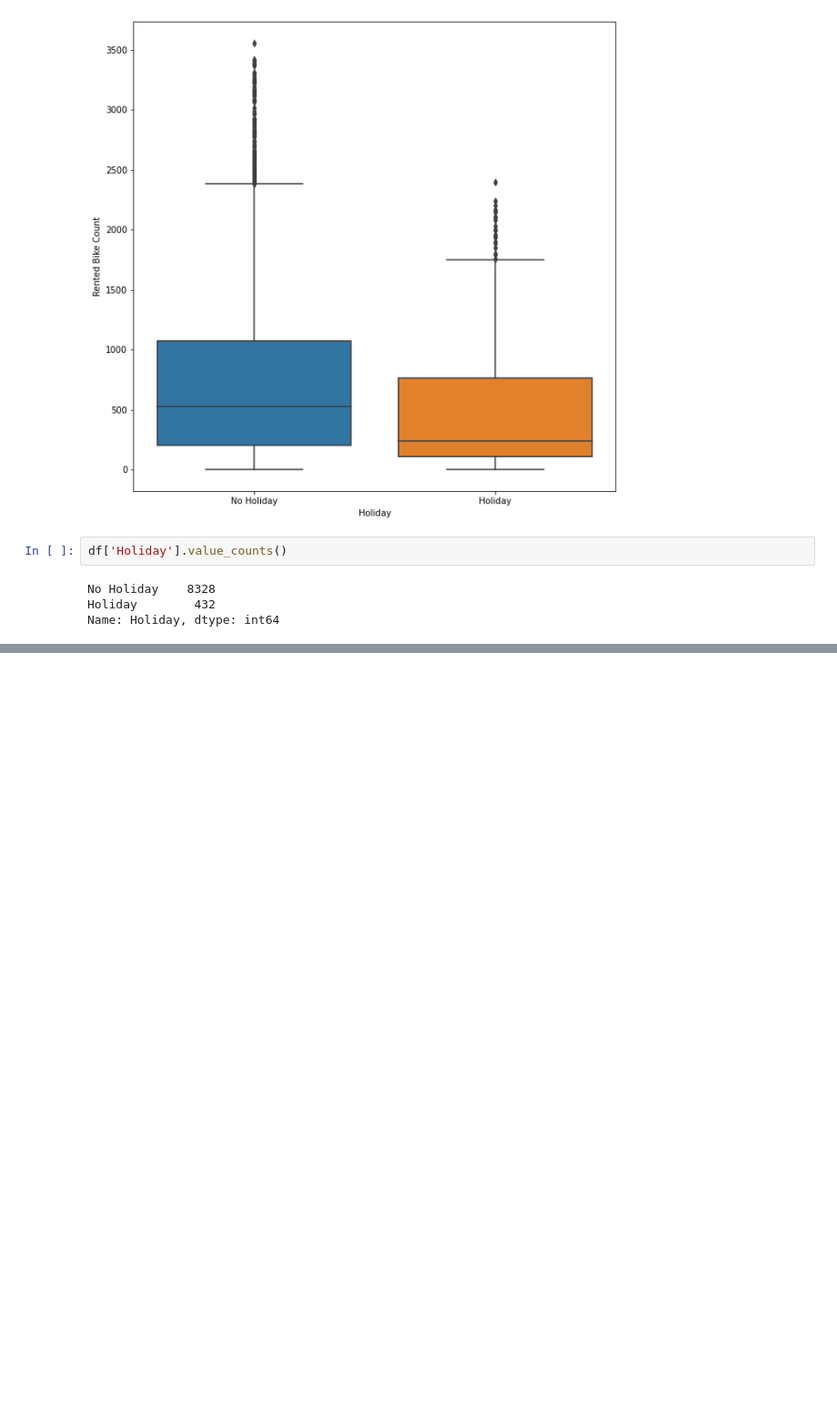
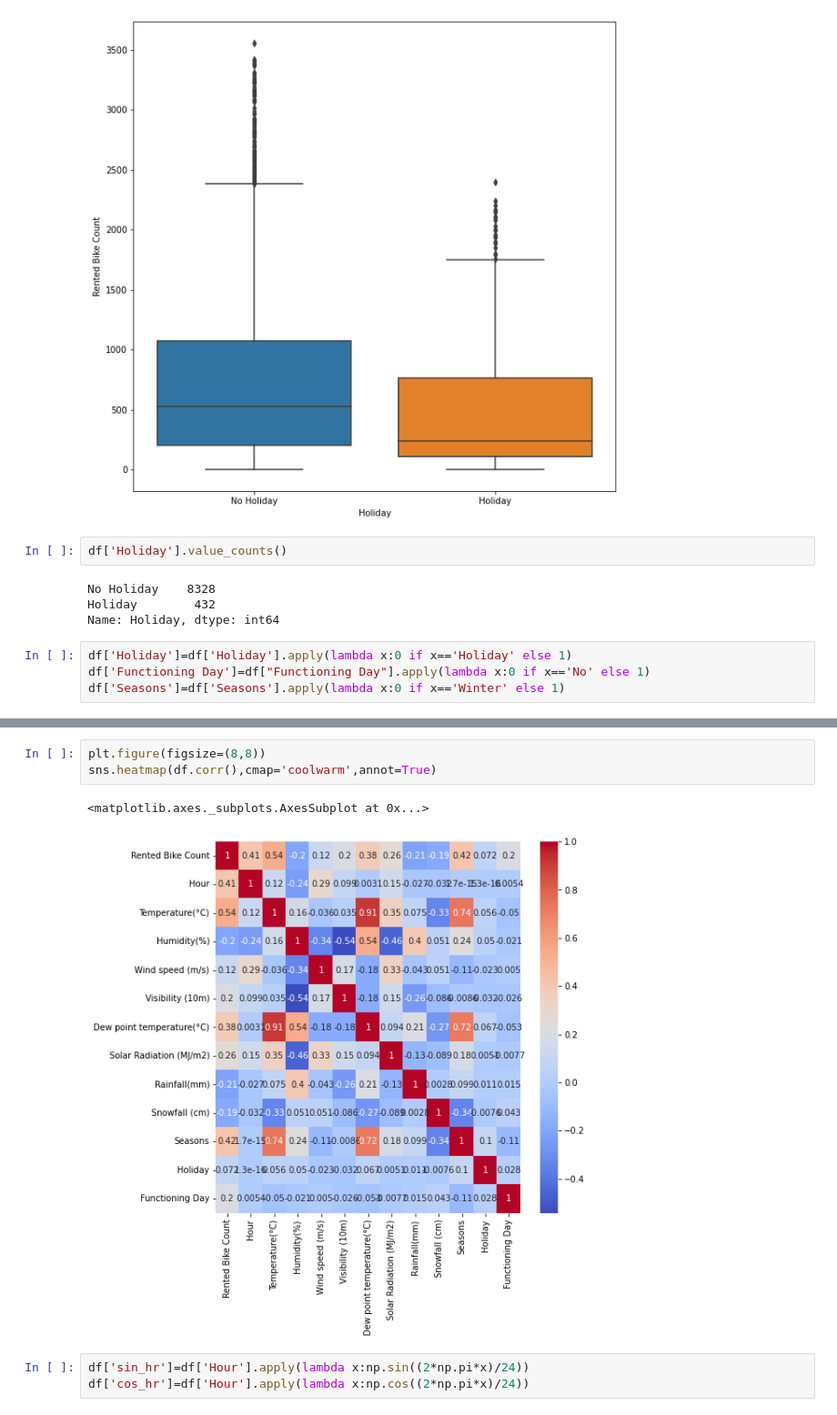
Before and after one commit to shiyasAli/Bike-sharing-demand-prediction, a Jupyter notebook: Copy_of_Bike_Sharing_Demand_Prediction_Capstone_Project.ipynb, the cells around one changed output, grey strips where cells are left out. Shown at 91% size. Cells and saved outputs as stored; diff of their text form; blank space fills up the shorter version.

```diff
--- a/Copy_of_Bike_Sharing_Demand_Prediction_Capstone_Project.ipynb
+++ b/Copy_of_Bike_Sharing_Demand_Prediction_Capstone_Project.ipynb
@@ -243,3 +317,7 @@ df['Holiday'].value_counts()
 No Holiday    8328
 Holiday        432
 Name: Holiday, dtype: int64
+# %%
+df['Holiday']=df['Holiday'].apply(lambda x:0 if x=='Holiday' else 1)
+df['Functioning Day']=df["Functioning Day"].apply(lambda x:0 if x=='No' else 1)
+df['Seasons']=df['Seasons'].apply(lambda x:0 if x=='Winter' else 1)
@@ -245,0 +339,9 @@ Name: Holiday, dtype: int64
+# %%
+plt.figure(figsize=(8,8))
+sns.heatmap(df.corr(),cmap='coolwarm',annot=True)
+# %% [output]
+<matplotlib.axes._subplots.AxesSubplot at 0x...>
+[figure, added]
+# %%
+df['sin_hr']=df['Hour'].apply(lambda x:np.sin((2*np.pi*x)/24))
+df['cos_hr']=df['Hour'].apply(lambda x:np.cos((2*np.pi*x)/24))
```
Also changed, not shown: parts of 42 cells of this notebook.
